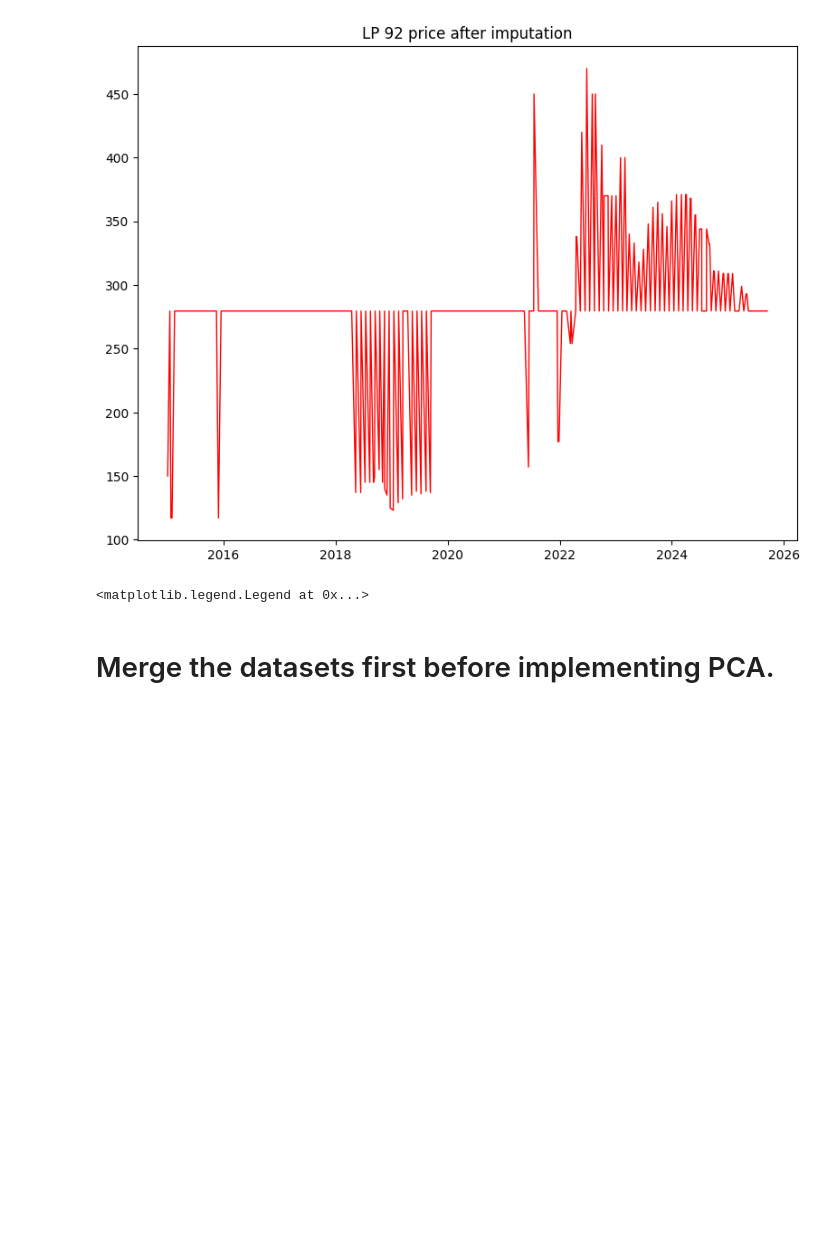
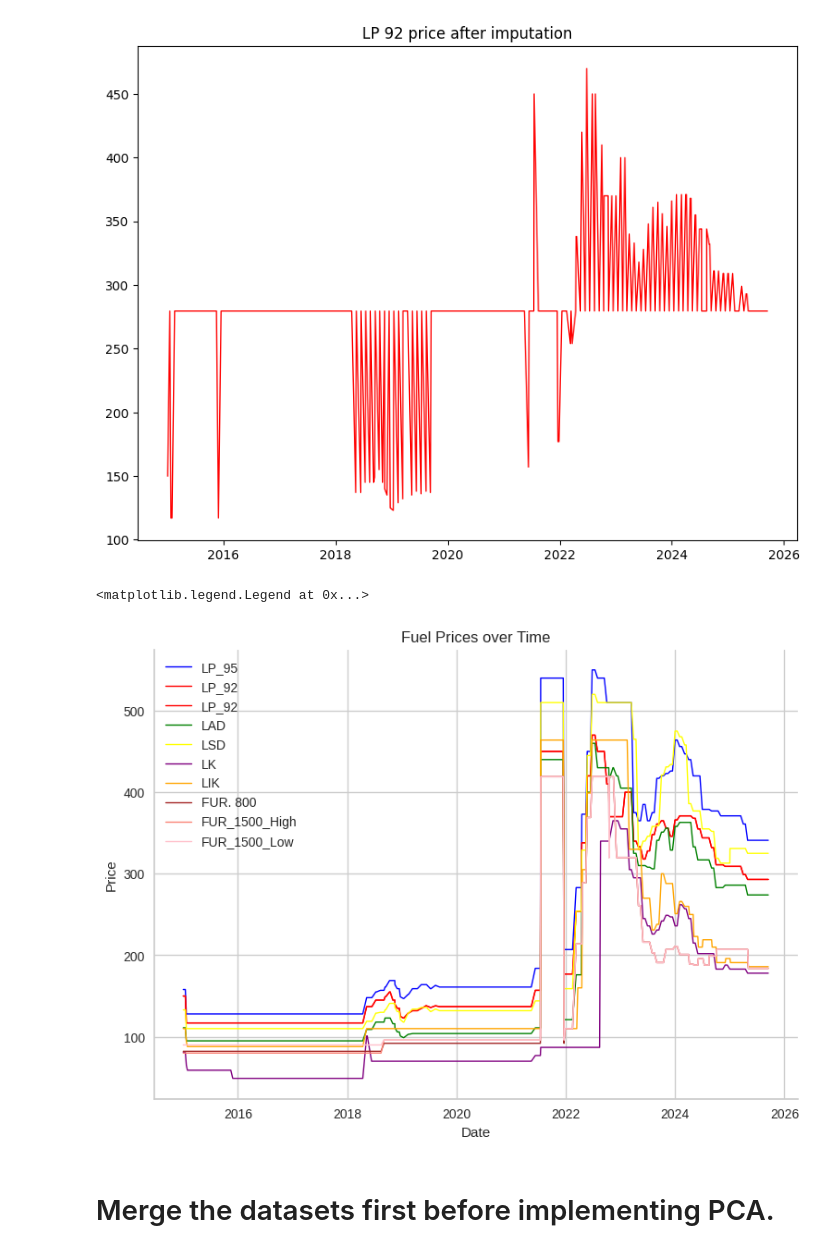
Before and after one commit to DVIlangamge/FYP--Rice-Price-Volatility-Analysis-and-Forecasting, a Jupyter notebook: FYP.ipynb, the cells around one changed output. Saved outputs shown, nothing was run; the diff lists cells and outputs as text; code cells hidden in the pictures; blank space fills up the shorter version.

```diff
--- a/FYP.ipynb
+++ b/FYP.ipynb
@@ -1392,30 +1289,34 @@ plt.show()
 # %% [output]
 [figure]
 # %%
+fig, ax = plt.subplots(figsize=(8, 6))
 
+ax.plot(final_fuel_price['Date'], final_fuel_price['LP_95'], label='LP_95', color='blue', linewidth=1)
+ax.plot(final_fuel_price['Date'], final_fuel_price['LP_92'], label='LP_92', color='red', linewidth=1)
 ax.plot(final_fuel_price['Date'], final_fuel_price['LP_92'], label='LP_92', color='red', linewidth=1)
 ax.plot(final_fuel_price['Date'], final_fuel_price['LAD'], label='LAD', color='green', linewidth=1)
 ax.plot(final_fuel_price['Date'], final_fuel_price['LSD'], label='LSD', color='yellow', linewidth=1)
 ax.plot(final_fuel_price['Date'], final_fuel_price['LK'], label='LK', color='purple', linewidth=1)
 ax.plot(final_fuel_price['Date'], final_fuel_price['LIK'], label='LIK', color='orange', linewidth=1)
 ax.plot(final_fuel_price['Date'], final_fuel_price['FUR_800'], label='FUR. 800', color='brown', linewidth=1)
 ax.plot(final_fuel_price['Date'], final_fuel_price['FUR_1500_High'], label='FUR_1500_High', color='salmon', linewidth=1)
 ax.plot(final_fuel_price['Date'], final_fuel_price['FUR_1500_Low'], label='FUR_1500_Low', color='pink', linewidth=1)
 
 ax.spines[["top", "right"]].set_visible(False)
 
 # Set axis labels and title
 ax.set_xlabel('Date')
 ax.set_ylabel('Price')
 ax.set_title('Fuel Prices over Time')
 
 # Display the grid
 ax.grid(True)
 
 #Add a legend
 ax.legend()
 # %% [output]
 <matplotlib.legend.Legend at 0x...>
+[figure, added]
 # %%
 #checking outliers
 #data[['Production']].boxplot(figsize=(15,10))
```
Also changed, not shown: parts of 60 cells of this notebook.
